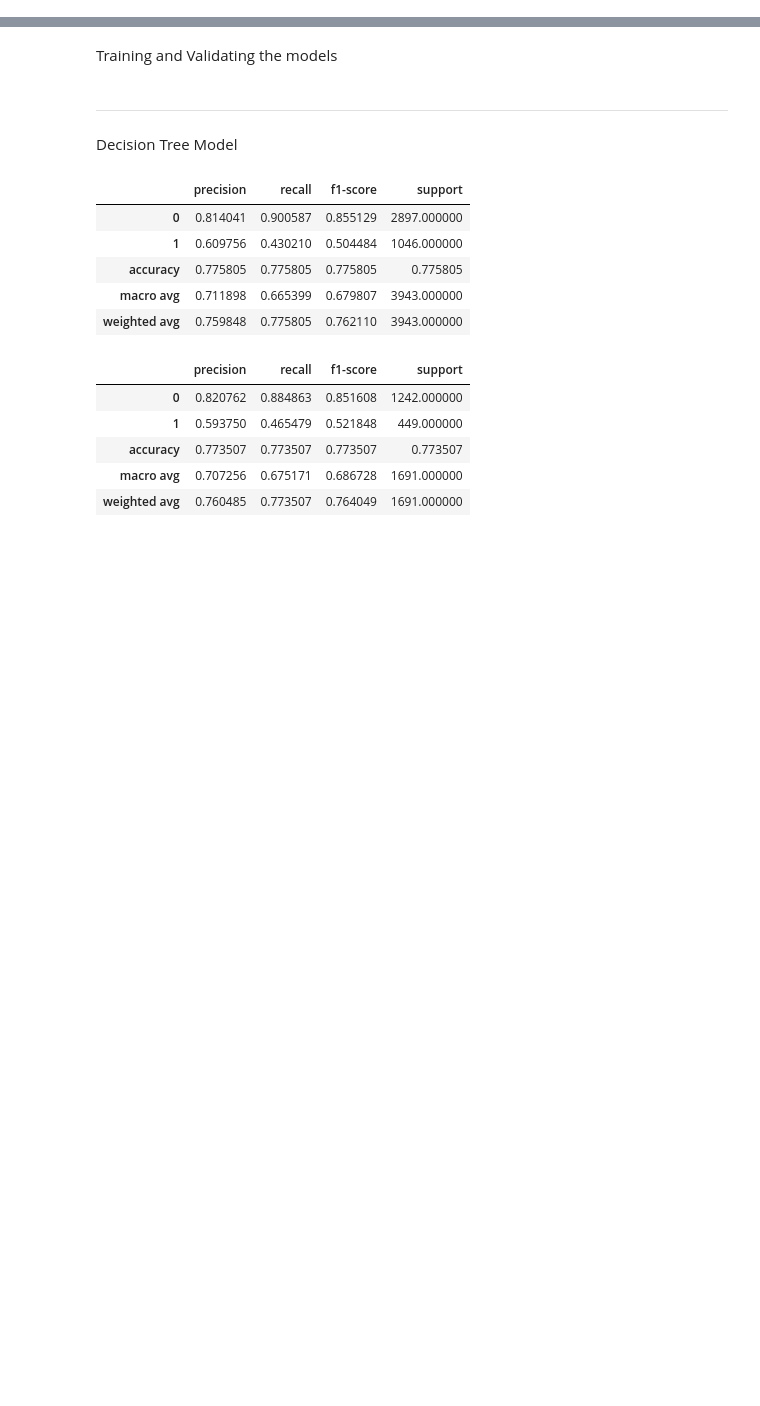
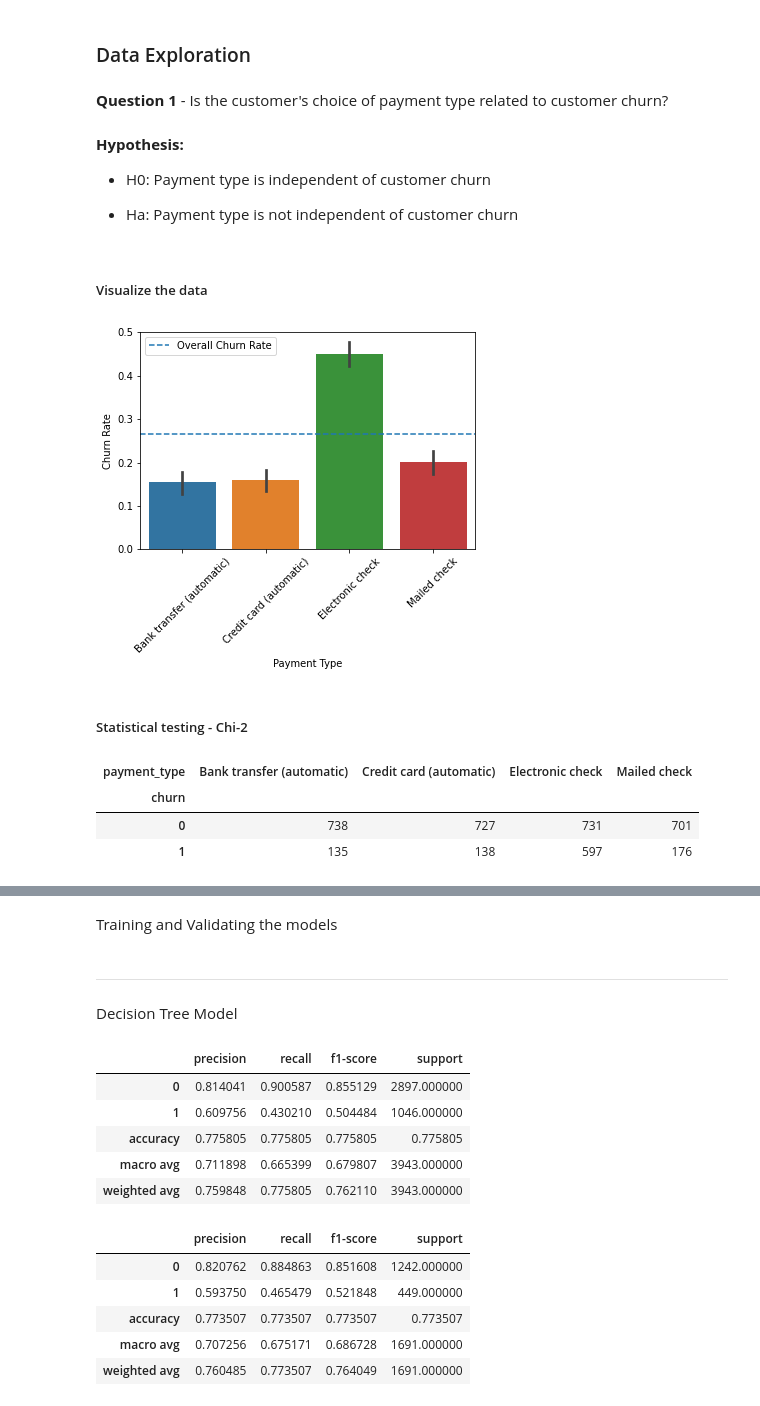
Before and after one commit to NSharick/classification-project, a Jupyter notebook: final_report_classification_project.ipynb, the cells around one changed output, grey strips where cells are left out. Drawn from its saved outputs; the diff is of its cells as text; code cells hidden in the pictures; blank space fills up the shorter version.

```diff
--- a/final_report_classification_project.ipynb
+++ b/final_report_classification_project.ipynb
@@ -276,0 +104,44 @@ There is a statistically significant relationship
+# %% [markdown]
+### Data Exploration
+# %% [markdown]
+**Question 1** - Is the customer's choice of payment type related to customer churn?
+# %% [markdown]
+**Hypothesis:**
+
+- H0: Payment type is independent of customer churn
+
+- Ha: Payment type is not independent of customer churn
+# %% [markdown]
+##### Visualize the data
+# %%
+#assign a variable for the overall customer churn rate
+churn_mean = train.churn.mean()
+#create a bar plot with payment type as the x axis, churn rate as the y axis
+#and mean churn rate for each category displayed by the bars
+sns.barplot(x='payment_type', y='churn', data=train)
+#add the overall churn value as a line across the bars for comparison
+plt.axhline(churn_mean, label='Overall Churn Rate', linestyle='--')
+#set the plot labels
+plt.ylabel('Churn Rate')
+plt.xlabel('Payment Type')
+#rotate the bar labels so the long labels can be read
+plt.xticks(rotation=45)
+#show the plot legend
+plt.legend()
+#show the plot
+plt.show()
+#the whiskers on top of the bar represent a confidence interval calculated by seaborn
+# %% [output]
+[figure, added]
+# %% [markdown]
+##### Statistical testing - Chi-2
+# %%
+#cross tabulate the data so relational comparisons can be made
+pay_cross = pd.crosstab(train.churn, train.payment_type)
+#view the cross tabulated data
+pay_cross
+# %% [output]
+| payment_type | Bank transfer (automatic) | Credit card (automatic) | Electronic check | Mailed check |
+| churn |  |  |  |  |
+| 0 | 738 | 727 | 731 | 701 |
+| 1 | 135 | 138 | 597 | 176 |
```
Also changed, not shown: parts of 66 cells of this notebook, 2 other files.
